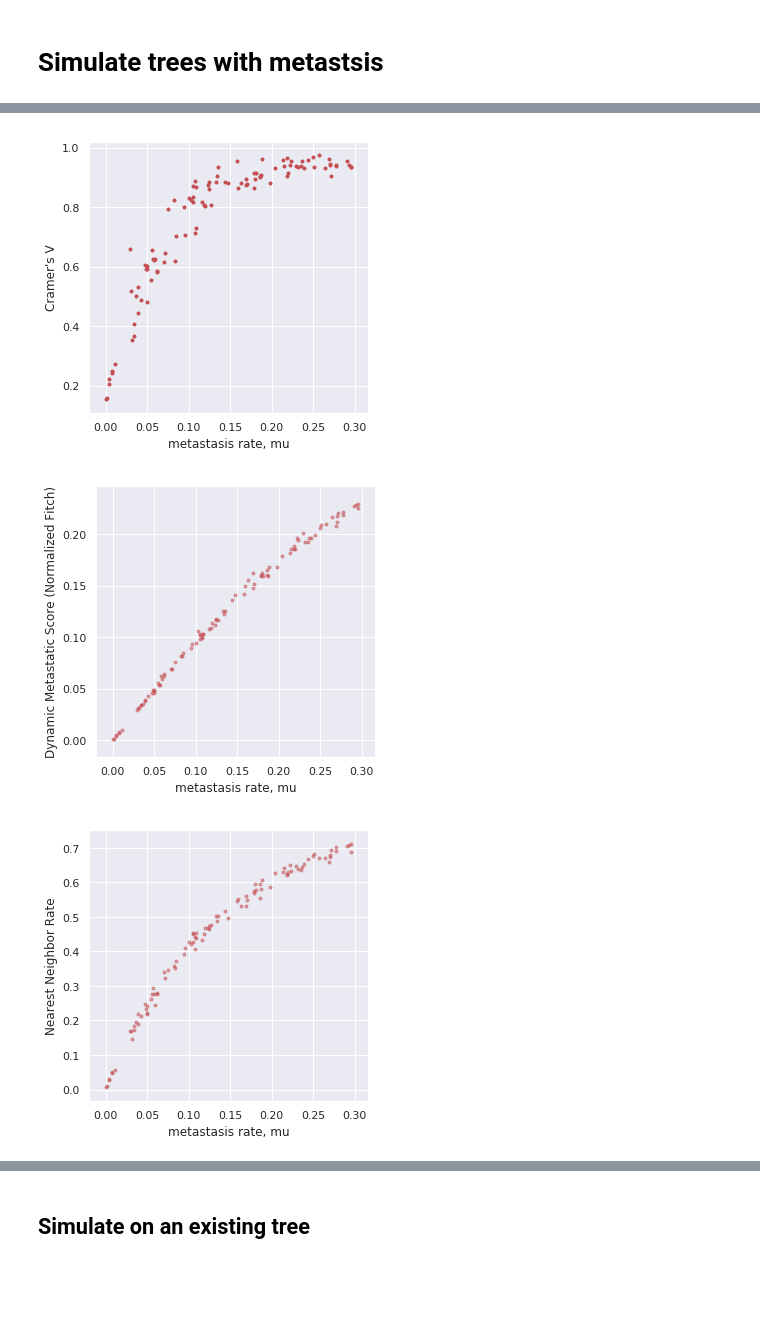
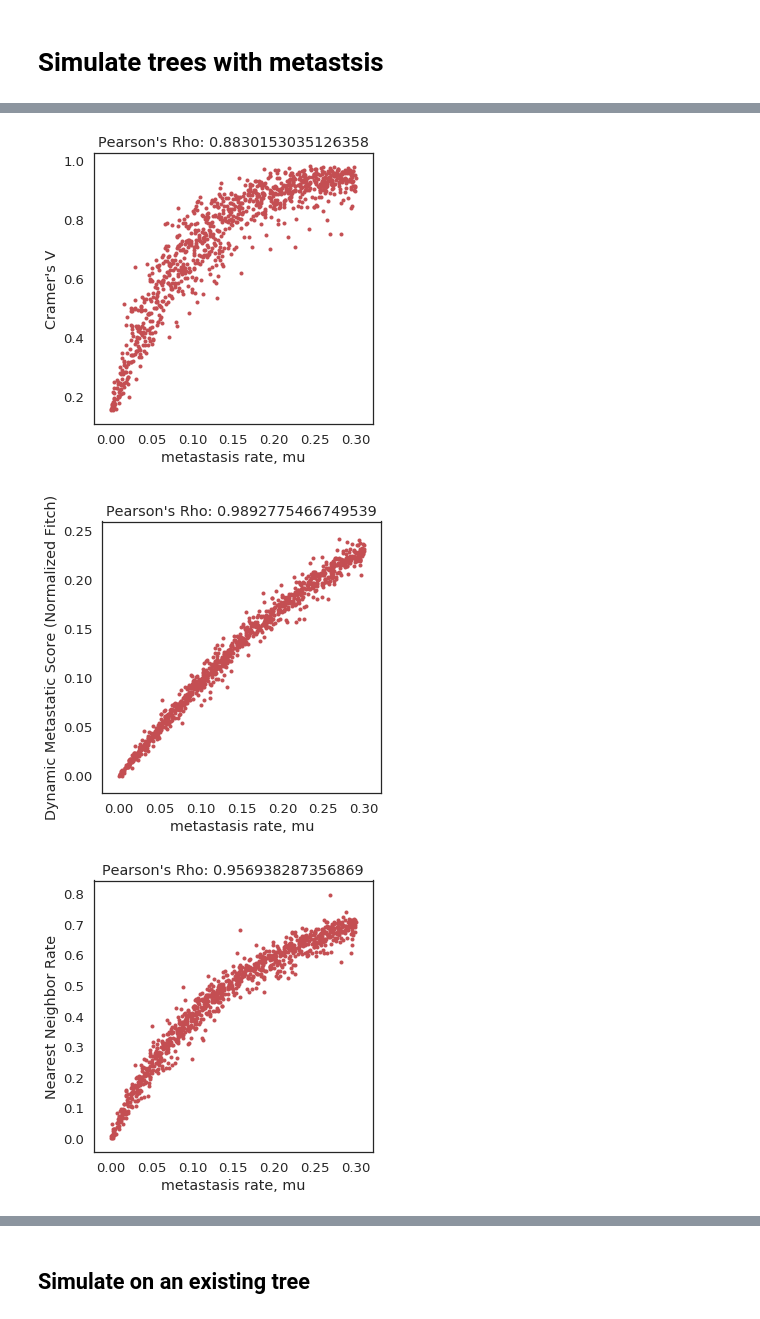
Before and after one commit to mattjones315/MetastasisTracing, a Jupyter notebook: Metastasis_Simulator.ipynb, the cells around one changed output, grey strips where cells are left out. Cells and saved outputs as stored; diff of their text form; code cells hidden in the pictures; blank space fills up the shorter version.

```diff
--- a/Metastasis_Simulator.ipynb
+++ b/Metastasis_Simulator.ipynb
@@ -227,15 +325,15 @@ for i in range(N_clones):
 
     pp, sp = compute_priors(number_of_characters, number_of_states, 0.05, mean=1, disp=0.1)
 
-    tree, params = data_gen.generate_simulated_experiment_plasticisity(pp,
+    tree, params = data_gen.generate_simulated_experiment_plasticity(pp,
         [0.18]*number_of_characters,
         characters=number_of_characters,
         subsample_percentage=0.5,
         dropout=True,
         sample_list = sample_list,
-        max_mu = max_mu,
+        max_mu = 0.4,
         min_alpha = min_alpha,
-        depth = 14,
+        depth = 9,
         beta = 0,
         )
 
@@ -274,0 +367,4 @@ masterDF = pd.read_csv("met_sim_df.txt", sep='\t', index_col = 0)
+# %%
+## read in previous met sim results
+masterDF = pd.read_csv("data/simulations/met_sim_df.txt", sep='\t', index_col = 0)
+print(masterDF.shape)
@@ -275,6 +373,6 @@ masterDF = pd.read_csv("met_sim_df.txt", sep='\t', index_col = 0)
 # %%
 masterDF.fillna(0, inplace=True)
-masterDF['Norm_mets'] = masterDF['n_mets'].div(masterDF['N'])
+masterDF['Norm_mets'] = masterDF['n_mets'].div(masterDF['N'] * 2)
 
 masterDF.head(5)
 # %% [output]
@@ -361,49 +427,42 @@ masterDF = masterDF[masterDF['mu'] <= 0.3]
 # %%
 # plot distribution
 h = plt.figure(1,figsize=(5,5))
 scat = plt.scatter(masterDF['mu'], masterDF['CV'], color='r', marker='.')
 xlab = plt.xlabel('metastasis rate, mu')
 ylab = plt.ylabel("Cramer's V")
-plt.savefig('sim_mu_vs_cv.png')
+plt.title("Pearson's Rho: " + str(scs.pearsonr(masterDF['mu'], masterDF['CV'])[0]))
+# plt.savefig('sim_mu_vs_cv.png')
 plt.show()
 
 # plot distribution
 h = plt.figure(1,figsize=(5,5))
-scat = plt.scatter(masterDF['mu'], masterDF['DynMet'], color='r', marker='.', alpha=0.5)
+scat = plt.scatter(masterDF['mu'], masterDF['DynMet'], color='r', marker='.', alpha=1)
 xlab = plt.xlabel('metastasis rate, mu')
 ylab = plt.ylabel('Dynamic Metastatic Score (Normalized Fitch)')
-plt.savefig('sim_mu_vs_dynmet.png')
+plt.title("Pearson's Rho: " + str(scs.pearsonr(masterDF['mu'], masterDF['DynMet'])[0]))
+# plt.savefig('sim_mu_vs_dynmet.png')
 plt.show()
 
 h = plt.figure(1,figsize=(5,5))
-scat = plt.scatter(masterDF['mu'], masterDF['NN_met'], color='r', marker='.', alpha=0.5)
+scat = plt.scatter(masterDF['mu'], masterDF['NN_met'], color='r', marker='.', alpha=1)
 xlab = plt.xlabel('metastasis rate, mu')
 ylab = plt.ylabel('Nearest Neighbor Rate')
-plt.savefig('sim_mu_vs_nn.png')
+plt.title("Pearson's Rho: " + str(scs.pearsonr(masterDF['mu'], masterDF['NN_met'])[0]))
+# plt.savefig('sim_mu_vs_nn.png')
 plt.show()
 
 h = plt.figure(1,figsize=(5,5))
-scat = plt.scatter(masterDF['mu'], masterDF['Norm_mets'], color='r', marker='.', alpha=0.5)
+scat = plt.scatter(masterDF['mu'], masterDF['Norm_mets'], color='r', marker='.', alpha=1)
 xlab = plt.xlabel('metastasis rate, mu')
 ylab = plt.ylabel('Normalized number of Metastastic Events (n_mets / N)')
-plt.savefig('sim_mu_vs_nmets.png')
+plt.title("Pearson's Rho: " + str(scs.pearsonr(masterDF['mu'], masterDF['Norm_mets'])[0]))
+# plt.savefig('sim_mu_vs_nmets.png')
 plt.show()
 
 h = plt.figure(1, figsize=(5,5))
 hist = plt.hist(masterDF['N'])
 plt.show()
-
-# sns.scatterplot('mu', 'NN_met', data=masterDF, hue='MutRate')
-# plt.show()
-
-# sns.scatterplot('mu', 'DynMet', data=masterDF, hue='MutRate')
-# plt.show()
-
-# sns.scatterplot('CV', 'mu', data=masterDF, hue='MutRate')
-# plt.show()
-
-# plt.savefig('sim_metcounts_vs_rate.png')
 # %% [output]
-[figure, old version]
+[figure, new version]
-[figure, old version]
+[figure, new version]
-[figure, old version]
+[figure, new version]
```
Also changed, not shown: parts of 31 cells of this notebook, 17 other files.
